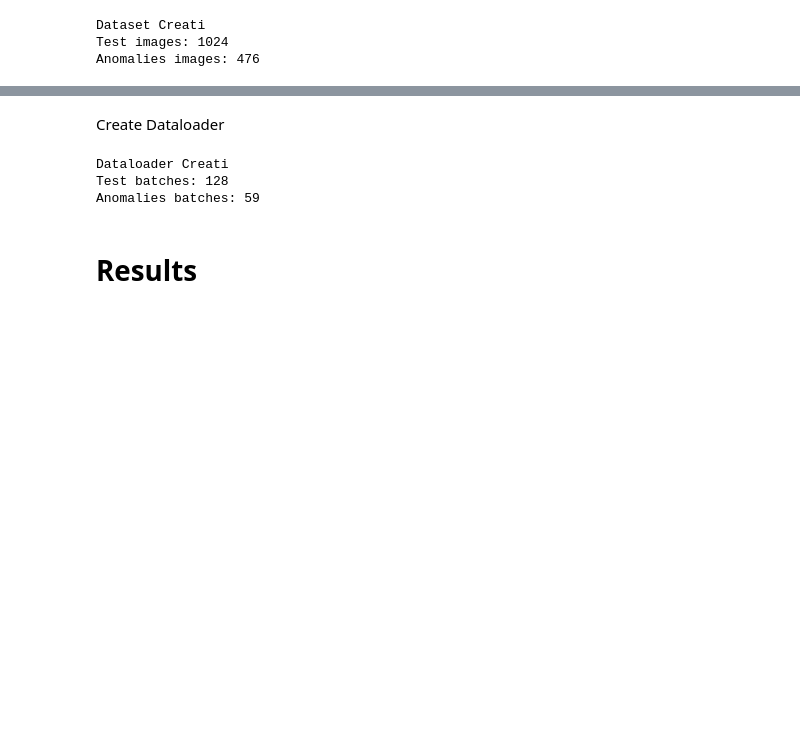
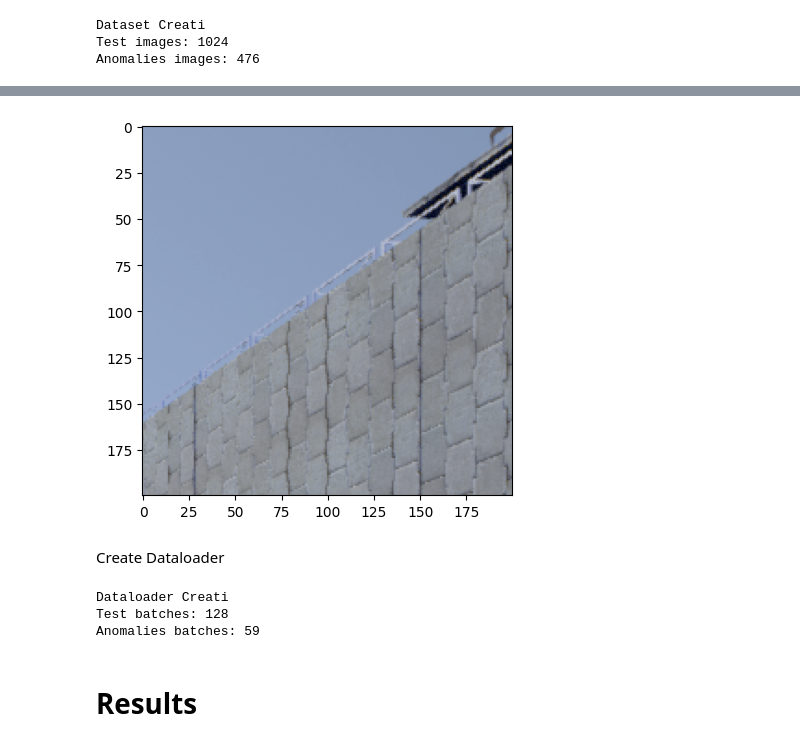
Before and after one commit to pcestola/ML4CV-Assignment, a Jupyter notebook: test.ipynb, the cells around one changed output, grey strips where cells are left out. Drawn from its saved outputs; the diff is of its cells as text; code cells hidden in the pictures; blank space fills up the shorter version.

```diff
--- a/test.ipynb
+++ b/test.ipynb
@@ -157,3 +240,82 @@ Anomalies images: 476
+# %%
+freqs = torch.tensor([3.223254919052124, 8.324562072753906, 80.07819366455078, 214.23089599609375, 5441.0986328125, 80.23406219482422, 74.35269927978516, 3.00116229057312, 14.900472640991211, 11.333002090454102, 404.04559326171875, 29.11901092529297, 995.0892333984375])
+freqs = torch.tensor([0,0,0.1,0,1,0,0,0,0,0,0,0,0])
+image, mask = dataset_train[random.randint(0,4000)]
+scores = freqs[mask]
+
+values = list()
+indices = list()
+size = 200
+for x in range(0,mask.shape[0]-size,40):
+    for y in range(0,mask.shape[1]-size,40):
+        value = scores[x:x+size,y:y+size].sum().item()
+        values.append(value)
+        indices.append((y,x))
+
+sorted_indices = [obj for _, obj in sorted(zip(values, indices), reverse=True)]
+
+def calculate_iou(box1, box2):
+    """
+    Calcola l'Intersection over Union (IoU) tra due quadrati.
+    box1 e box2 devono essere nel formato (i, j) dove (i, j) è il vertice superiore sinistro e il lato è 512.
+    """
+    side = 512  # Lunghezza del lato del quadrato
+
+    # Coordinate per entrambi i quadrati
+    x1_min, y1_min = box1
+    x1_max, y1_max = box1[0] + side, box1[1] + side
+
+    x2_min, y2_min = box2
+    x2_max, y2_max = box2[0] + side, box2[1] + side
+
+    # Calcolo delle coordinate dell'intersezione
+    inter_x_min = max(x1_min, x2_min)
+    inter_y_min = max(y1_min, y2_min)
+    inter_x_max = min(x1_max, x2_max)
+    inter_y_max = min(y1_max, y2_max)
+
+    # Calcolo dell'area di intersezione
+    inter_area = max(0, inter_x_max - inter_x_min) * max(0, inter_y_max - inter_y_min)
+
+    # Area totale di entrambi i quadrati (lato fisso a 512)
+    box_area = side * side
+    union_area = 2 * box_area - inter_area
+
+    # Calcolo dell'IoU
+    iou = inter_area / union_area if union_area > 0 else 0
+    return iou
+
+def filter_squares(vertices, threshold=0.5):
+    """
+    Filtra una lista di quadrati (i, j) basandosi sull'IoU.
+    Se IoU tra q_i e q_i+1 > threshold, q_i+1 viene eliminato.
+    """
+    filtered = [vertices[0]]  # Inizia dal primo quadrato
+    for idx in range(1, len(vertices)):
+        iou = 0
+        for x in filtered:
+            iou = max(iou, calculate_iou(x, vertices[idx]))
+        if iou <= threshold:
+            filtered.append(vertices[idx])  # Mantieni il quadrato solo se IoU è basso
+    return filtered
+
+sorted_indices = filter_squares(sorted_indices, threshold=0.3)
+max_index = sorted_indices[0]#random.choice(sorted_indices)
+
+image = (image-image.min())/(image.max()-image.min())
+plt.imshow(F.crop(image,max_index[1],max_index[0],size,size).permute(1,2,0))
+
+'''
+    for max_index in sorted_indices:
+    plt.plot(
+        [max_index[0],max_index[0]+size,max_index[0]+size,max_index[0],max_index[0]],
+        [max_index[1],max_index[1],max_index[1]+size,max_index[1]+size,max_index[1]],
+        '-',linewidth=2)
+'''
+
+plt.show()
+# %% [output]
+[figure, added]
 # %% [markdown]
 Create Dataloader
 # %%
```
Also changed, not shown: parts of 16 cells of this notebook, 30 other files.
